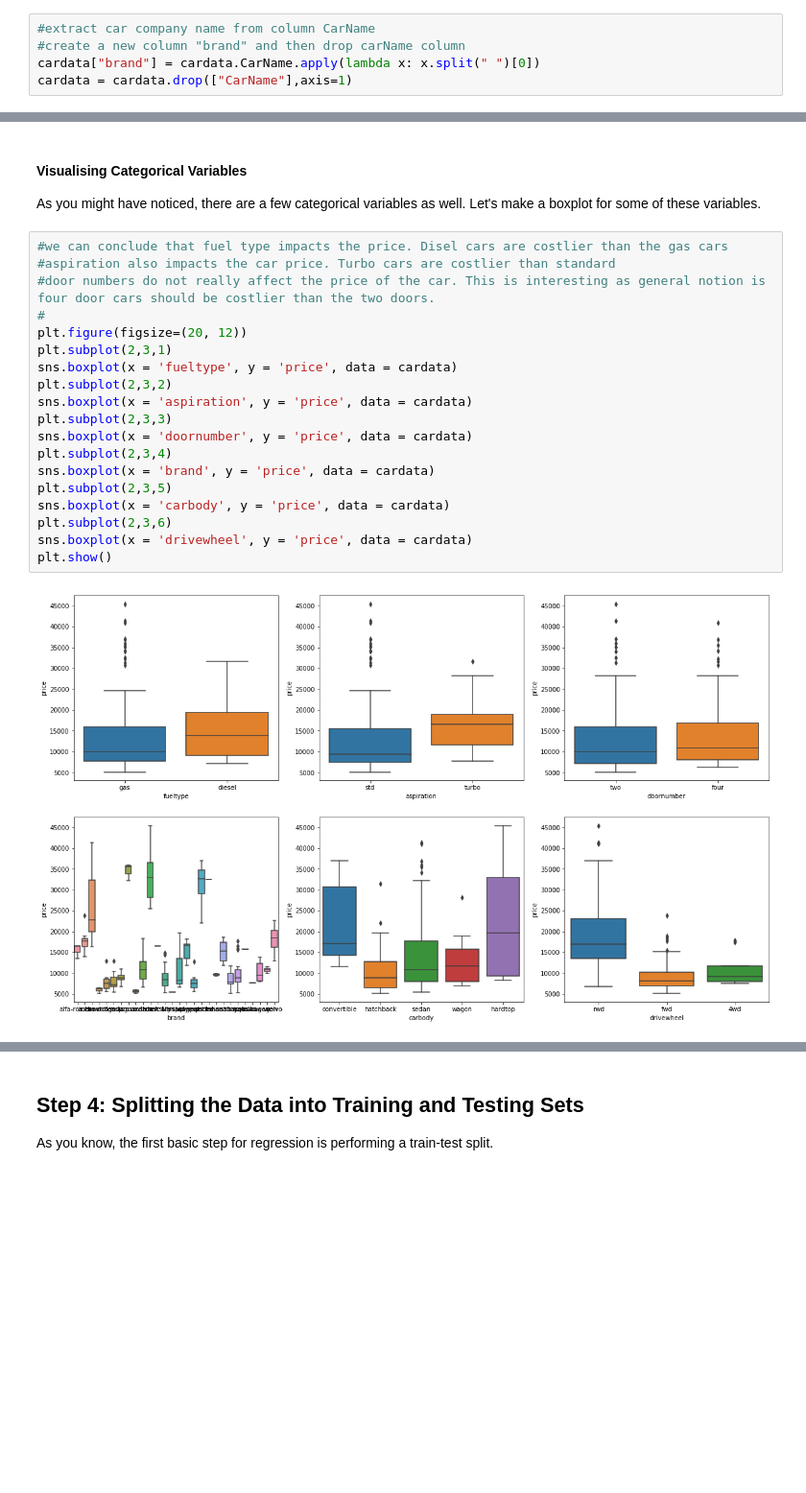
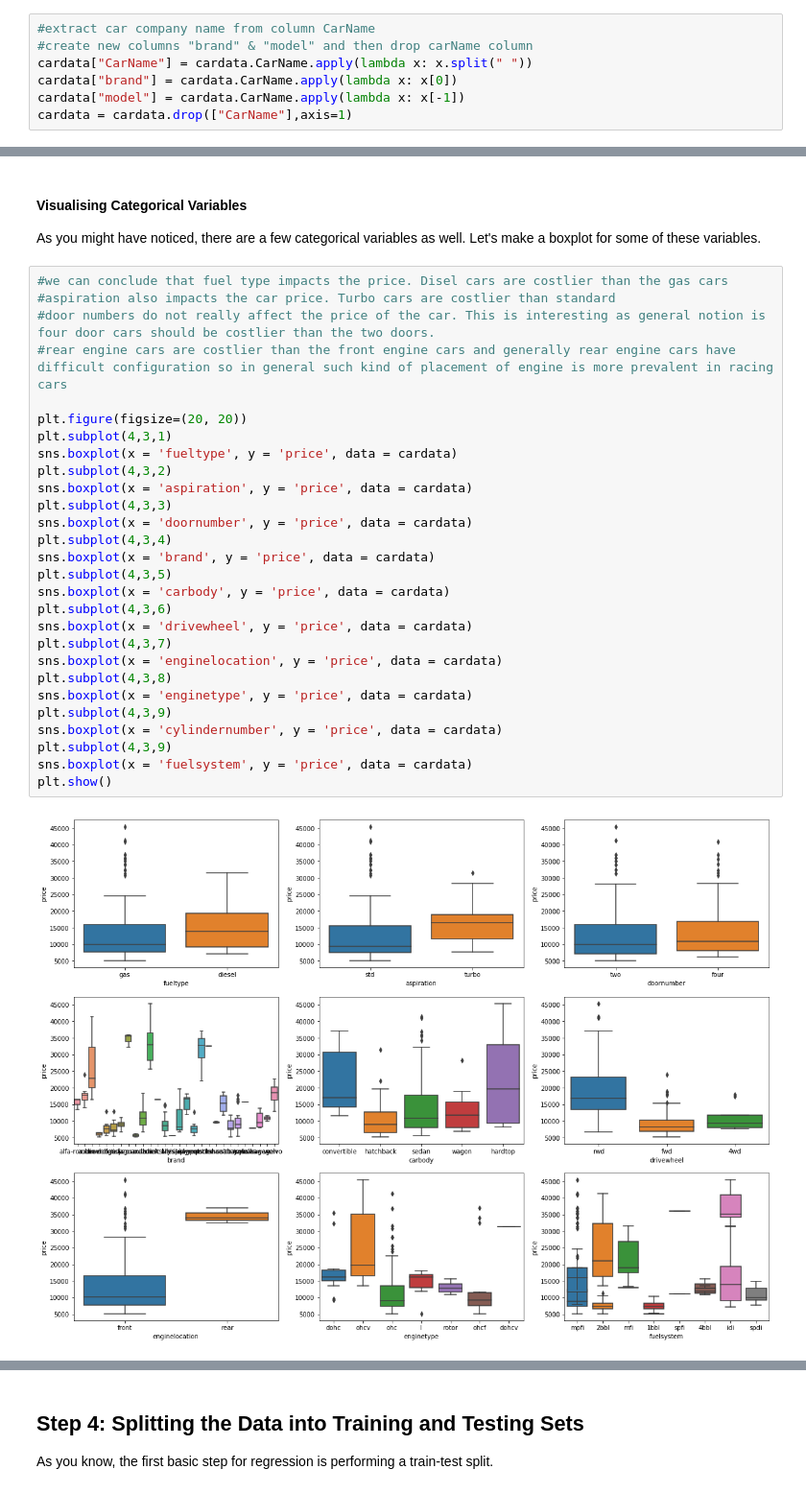
Before and after one commit to nikhilbhide/Machine-Learning, a Jupyter notebook: car_case_study/Multiple_Linear_Regression_Car_Case_Study.ipynb, the cells around one changed output, grey strips where cells are left out. Shown at 96% size. Saved outputs shown, nothing was run; the diff lists cells and outputs as text; blank space fills up the shorter version.

```diff
--- a/car_case_study/Multiple_Linear_Regression_Car_Case_Study.ipynb
+++ b/car_case_study/Multiple_Linear_Regression_Car_Case_Study.ipynb
@@ -98,8 +98,10 @@ price               0
 dtype: int64
 # %%
 #extract car company name from column CarName
-#create a new column "brand" and then drop carName column
-cardata["brand"] = cardata.CarName.apply(lambda x: x.split(" ")[0])
+#create new columns "brand" & "model" and then drop carName column
+cardata["CarName"] = cardata.CarName.apply(lambda x: x.split(" "))
+cardata["brand"] = cardata.CarName.apply(lambda x: x[0])
+cardata["model"] = cardata.CarName.apply(lambda x: x[-1])
 cardata = cardata.drop(["CarName"],axis=1)
 # %%
 cardata.describe()
@@ -146,21 +148,30 @@ As you might have noticed, there are a few categorical variables as well. Let's
 # %%
 #we can conclude that fuel type impacts the price. Disel cars are costlier than the gas cars
 #aspiration also impacts the car price. Turbo cars are costlier than standard
 #door numbers do not really affect the price of the car. This is interesting as general notion is four door cars should be costlier than the two doors.
-#
-plt.figure(figsize=(20, 12))
-plt.subplot(2,3,1)
+#rear engine cars are costlier than the front engine cars and generally rear engine cars have difficult configuration so in general such kind of placement of engine is more prevalent in racing cars
+
+plt.figure(figsize=(20, 20))
+plt.subplot(4,3,1)
 sns.boxplot(x = 'fueltype', y = 'price', data = cardata)
-plt.subplot(2,3,2)
+plt.subplot(4,3,2)
 sns.boxplot(x = 'aspiration', y = 'price', data = cardata)
-plt.subplot(2,3,3)
+plt.subplot(4,3,3)
 sns.boxplot(x = 'doornumber', y = 'price', data = cardata)
-plt.subplot(2,3,4)
+plt.subplot(4,3,4)
 sns.boxplot(x = 'brand', y = 'price', data = cardata)
-plt.subplot(2,3,5)
+plt.subplot(4,3,5)
 sns.boxplot(x = 'carbody', y = 'price', data = cardata)
-plt.subplot(2,3,6)
+plt.subplot(4,3,6)
 sns.boxplot(x = 'drivewheel', y = 'price', data = cardata)
+plt.subplot(4,3,7)
+sns.boxplot(x = 'enginelocation', y = 'price', data = cardata)
+plt.subplot(4,3,8)
+sns.boxplot(x = 'enginetype', y = 'price', data = cardata)
+plt.subplot(4,3,9)
+sns.boxplot(x = 'cylindernumber', y = 'price', data = cardata)
+plt.subplot(4,3,9)
+sns.boxplot(x = 'fuelsystem', y = 'price', data = cardata)
 plt.show()
 # %% [output]
-[figure, old version]
+[figure, new version]
```
Also changed, not shown: parts of 92 cells of this notebook.
